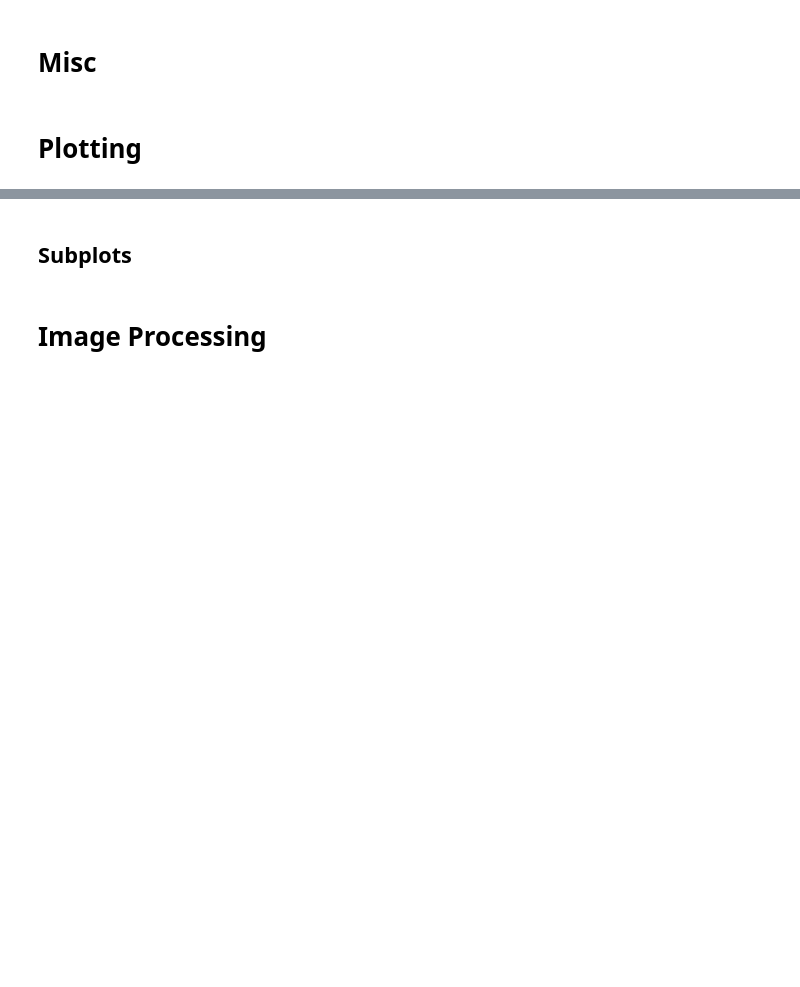
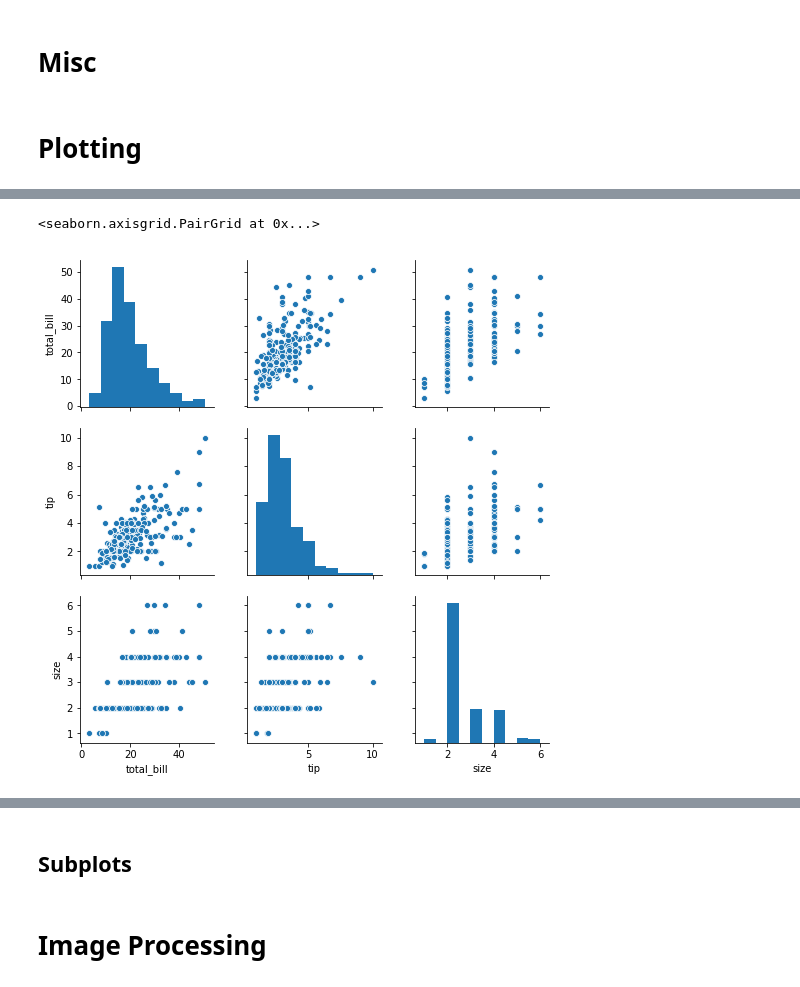
Before and after one commit to ebharucha/Misc, a Jupyter notebook: Cheat Sheet.ipynb, the cells around one changed output, grey strips where cells are left out. Cells and saved outputs as stored; diff of their text form; code cells hidden in the pictures; blank space fills up the shorter version.

```diff
--- a/Cheat Sheet.ipynb
+++ b/Cheat Sheet.ipynb
@@ -258,0 +290,6 @@ plt.show()
+# %%
+### Pairplot (bivariate analysis)
+sns.pairplot(df)
+# %% [output]
+<seaborn.axisgrid.PairGrid at 0x...>
+[figure, added]
```
Also changed, not shown: parts of 12 cells of this notebook, 1 other file.
